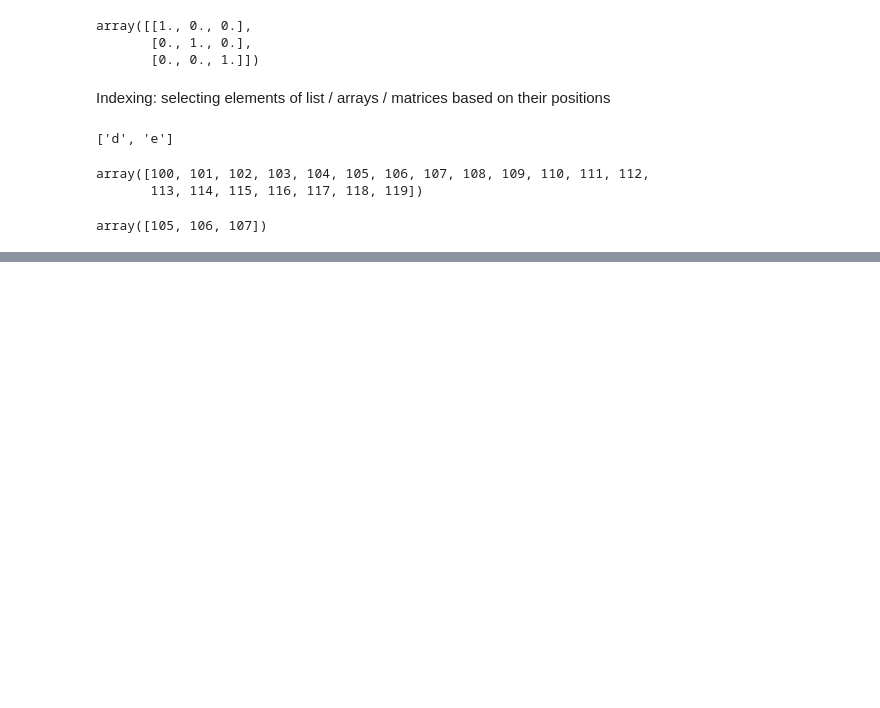
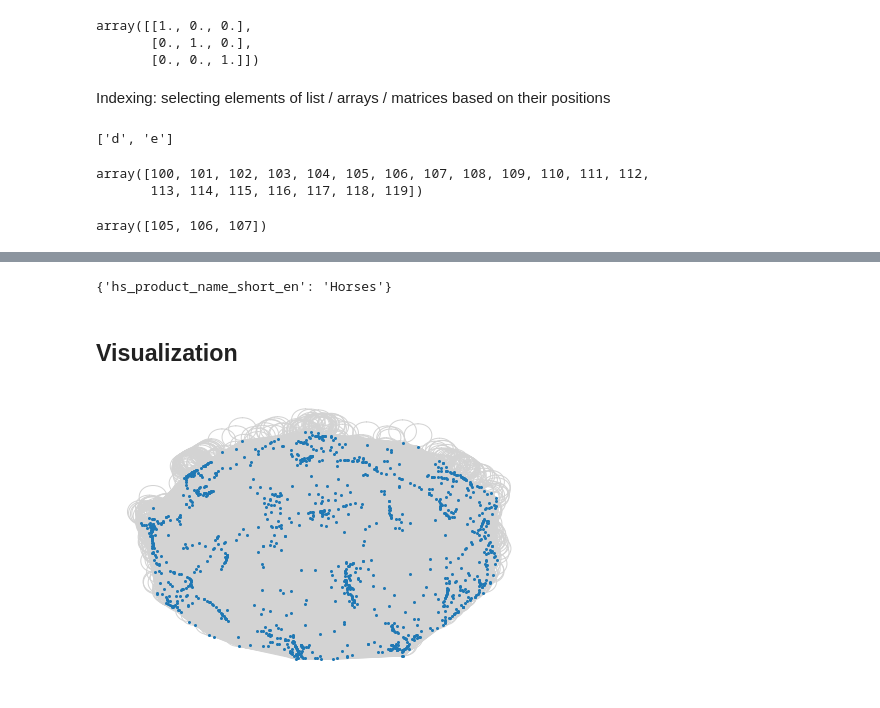
Before and after one commit to shreyasgm/gl_complexity_review, a Jupyter notebook: proj/review_session_complexity.ipynb, the cells around one changed output, grey strips where cells are left out. Cells and saved outputs as stored; diff of their text form; code cells hidden in the pictures; blank space fills up the shorter version.

Commit message:
Networks basics

```diff
--- a/proj/review_session_complexity.ipynb
+++ b/proj/review_session_complexity.ipynb
@@ -153,0 +241,9 @@ proximity_df.head()
+# %%
+# Proximities from the atlas
+proxurl = (
+    "http://intl-atlas-downloads.s3.amazonaws.com/atlas_2_16_6/hs92_proximities.csv"
+)
+proxdf = pd.read_csv(
+    proxurl, dtype={"commoditycode_1": str, "commoditycode_2": str, "proximity": float}
+)
+proxdf.head()
@@ -153,0 +257,15 @@ proximity_df.head()
+# %%
+# Prepare node attributes
+
+# Read HS product codes
+hsurl = "http://intl-atlas-downloads.s3.amazonaws.com/17.0/hs_product.zip"
+hsdf = pd.read_csv(hsurl, compression="zip", dtype="str")
+# Only keep products present in proximity matrix
+nodedf = (
+    hsdf[hsdf.hs_product_code.isin(proxdf.commoditycode_1)][
+        ["hs_product_code", "hs_product_name_short_en"]
+    ]
+    .sort_values("hs_product_code")
+    .reset_index(drop=True)
+)
+nodedf.head()
@@ -153,0 +279,13 @@ proximity_df.head()
+# %%
+# Create network
+product_nw = nx.from_pandas_edgelist(
+    proxdf, source="commoditycode_1", target="commoditycode_2", edge_attr=True
+)
+# Set node attributes
+nx.set_node_attributes(product_nw, nodedf.set_index("hs_product_code").to_dict("index"))
+# %%
+product_nw.nodes["0101"]
+# %% [output]
+{'hs_product_name_short_en': 'Horses'}
+# %% [markdown]
+## Visualization
@@ -153,0 +332,8 @@ proximity_df.head()
+# %%
+# Visualize giant component
+components = sorted(nx.connected_components(product_nw), key=len, reverse=True)
+giant_component = product_nw.subgraph(components[0])
+# Draw network
+nx.draw(giant_component, node_size=4, edge_color="lightgrey")
+# %% [output]
+[figure, added]
```
Also changed, not shown: parts of 42 cells of this notebook, 4 other files.
